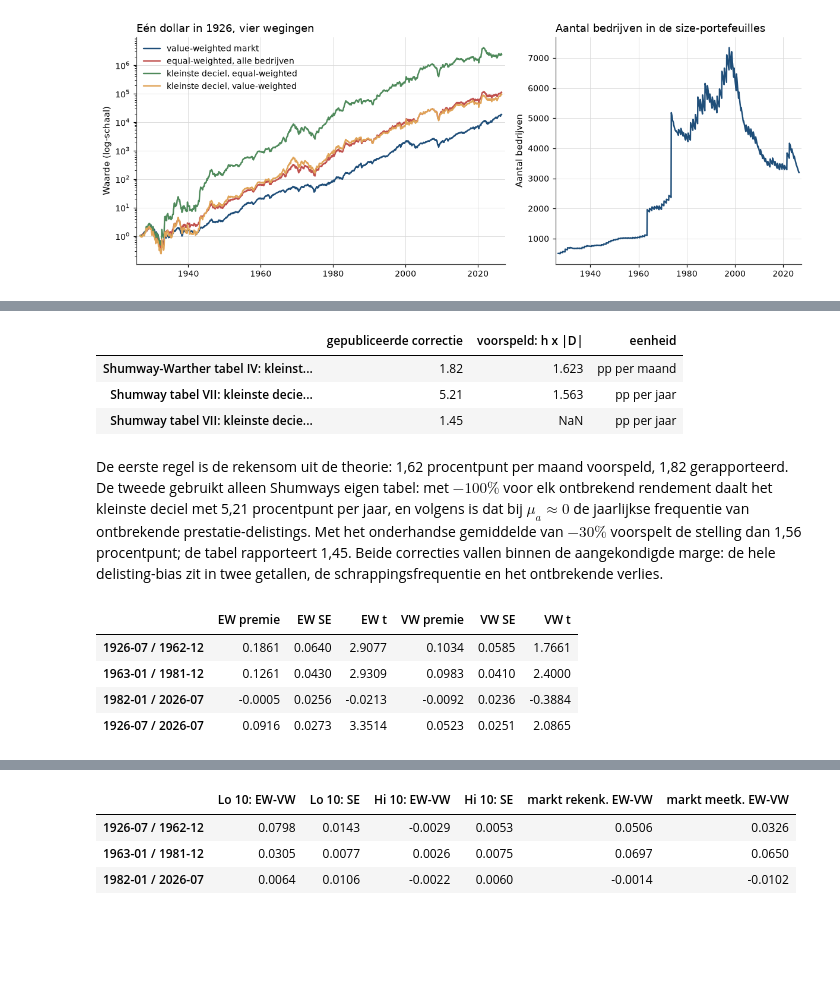
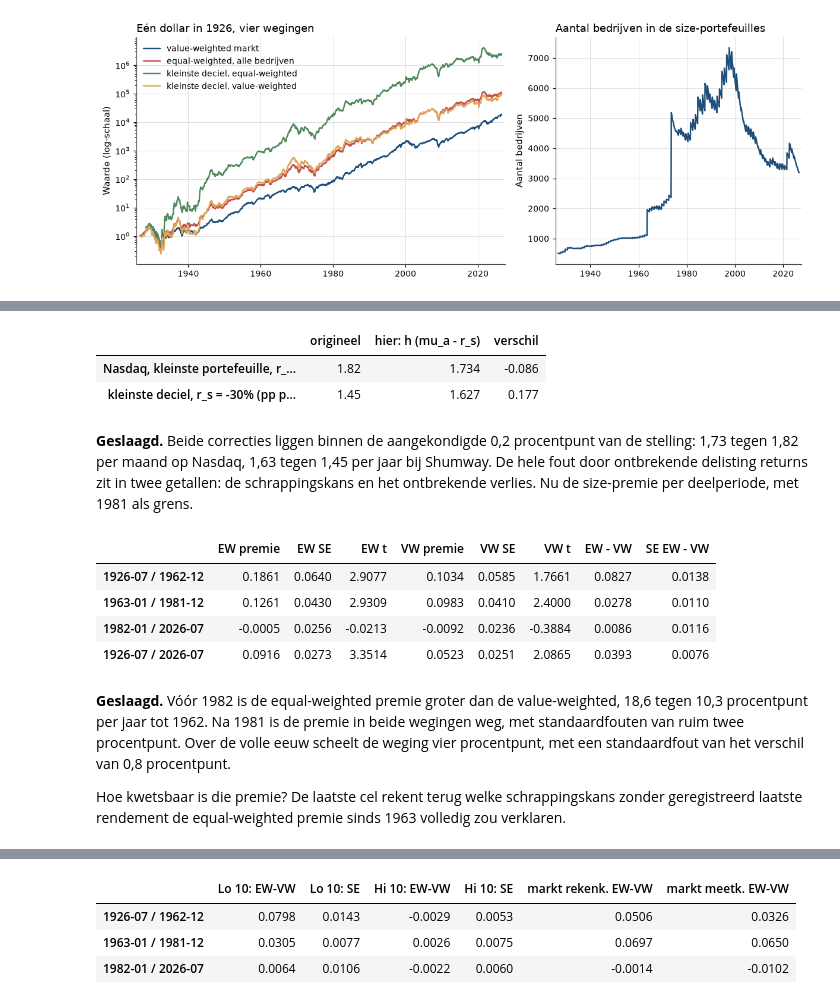
Before and after one commit to MaartenN14/history-asset-pricing, a Jupyter notebook: lectures/02_05_crsp_tape.ipynb, the cells around one changed output, grey strips where cells are left out. Drawn from its saved outputs; the diff is of its cells as text; code cells hidden in the pictures; blank space fills up the shorter version.

```diff
--- a/lectures/02_05_crsp_tape.ipynb
+++ b/lectures/02_05_crsp_tape.ipynb
@@ -1016,60 +930,70 @@ frequentie in de kleinste Nasdaq-portefeuille (2,95% per maand).
-# %%
-published = pd.DataFrame(
-    {
-        "gepubliceerde correctie": [3.79 - 1.97, 21.28 - 16.07, 21.28 - 19.83],
-        "voorspeld: h x |D|": [2.95 * 0.55, 5.21 * 0.30, np.nan],
-        "eenheid": ["pp per maand", "pp per jaar", "pp per jaar"],
-    },
-    index=[
-        "Shumway-Warther tabel IV: kleinste portefeuille, D = -55%",
-        "Shumway tabel VII: kleinste deciel, OTC-rendementen (h uit kolom -100%)",
-        "Shumway tabel VII: kleinste deciel, OTC-rendementen (gerapporteerd)",
-    ],
-)
-published.round(3)
-# %% [output]
-|  | gepubliceerde correctie | voorspeld: h x |D| | eenheid |
-| Shumway-Warther tabel IV: kleinst... | 1.82 | 1.623 | pp per maand |
-| Shumway tabel VII: kleinste decie... | 5.21 | 1.563 | pp per jaar |
-| Shumway tabel VII: kleinste decie... | 1.45 | NaN | pp per jaar |
-# %% [markdown]
-De eerste regel is de rekensom uit de theorie: 1,62 procentpunt per maand
-voorspeld, 1,82 gerapporteerd. De tweede gebruikt alleen Shumways eigen tabel: met
-$-100\%$ voor elk ontbrekend rendement daalt het kleinste deciel met 5,21
-procentpunt per jaar, en volgens [](#eq-crsp-tape-delistingbias) is dat bij
-$\mu_a \approx 0$ de jaarlijkse frequentie van ontbrekende prestatie-delistings.
-Met het onderhandse gemiddelde van $-30\%$ voorspelt de stelling dan 1,56
-procentpunt; de tabel rapporteert 1,45. Beide correcties vallen binnen de
-aangekondigde marge: de hele delisting-bias zit in twee getallen, de
-schrappingsfrequentie en het ontbrekende verlies.
+# %%
+# Shumway & Warther (1999), table IV, smallest Nasdaq portfolio, % per month:
+# 3.79 with CRSP data, 1.97 with missing delisting returns set to -55%; 2.95% delisted per month.
+# Shumway (1997), table VII, smallest decile, % per year: 21.28 with CRSP data,
+# 19.83 with over-the-counter delisting returns (mean -30%), 16.07 with -100%.
+mu_nasdaq = 0.0379                    # monthly mean return, smallest Nasdaq portfolio
+h_nasdaq = 0.0295                     # share delisted per month
+mu_small = 0.2128 / 12                # monthly mean return, smallest decile (table VII)
+h_small_year = (0.2128 - 0.1607) / (1 + mu_small)   # 12 h, from h (mu_a - r_s) with r_s = -100%
+
+published = pd.DataFrame(
+    {"origineel": [3.79 - 1.97, 21.28 - 19.83],
+     "hier: h (mu_a - r_s)": [100 * h_nasdaq * (mu_nasdaq + 0.55), 100 * h_small_year * (mu_small + 0.30)]},
+    index=["Nasdaq, kleinste portefeuille, r_s = -55% (pp per maand)",
+           "kleinste deciel, r_s = -30% (pp per jaar)"],
+)
+published["verschil"] = published["hier: h (mu_a - r_s)"] - published["origineel"]
+published.round(3)
+# %% [output]
+|  | origineel | hier: h (mu_a - r_s) | verschil |
+| Nasdaq, kleinste portefeuille, r_... | 1.82 | 1.734 | -0.086 |
+| kleinste deciel, r_s = -30% (pp p... | 1.45 | 1.627 | 0.177 |
+# %% [markdown]
+**Geslaagd.** Beide correcties liggen binnen de aangekondigde 0,2 procentpunt van de
+stelling: 1,73 tegen 1,82 per maand op Nasdaq, 1,63 tegen 1,45 per jaar bij Shumway. De
+hele fout door ontbrekende delisting returns zit in twee getallen: de schrappingskans en het ontbrekende verlies.
+Nu de size-premie per deelperiode, met 1981 als grens.
 # %%
 subperiods = {"1926-07 / 1962-12": ("1926-07", "1962-12"),
               "1963-01 / 1981-12": ("1963-01", "1981-12"),
               "1982-01 / 2026-07": ("1982-01", "2026-07"),
               "1926-07 / 2026-07": ("1926-07", "2026-07")}
 
 
 def premium_stats(panel, start, end):
     """Annualised small-minus-big premium, its standard error and t-statistic."""
     p = (panel["Lo 10"] - panel["Hi 10"]).loc[start:end]
     se = p.std(ddof=1) / np.sqrt(len(p))
     return 12 * p.mean(), 12 * se, p.mean() / se
 
 
 rows = {}
 for name, (start, end) in subperiods.items():
     ew_mean, ew_se, ew_t = premium_stats(size_ew, start, end)
     vw_mean, vw_se, vw_t = premium_stats(size_vw, start, end)
+    weighting_gap = ((size_ew["Lo 10"] - size_ew["Hi 10"]) - (size_vw["Lo 10"] - size_vw["Hi 10"])).loc[start:end]
     rows[name] = {"EW premie": ew_mean, "EW SE": ew_se, "EW t": ew_t,
-                  "VW premie": vw_mean, "VW SE": vw_se, "VW t": vw_t}
+                  "VW premie": vw_mean, "VW SE": vw_se, "VW t": vw_t,
+                  "EW - VW": 12 * weighting_gap.mean(),
+                  "SE EW - VW": 12 * weighting_gap.std(ddof=1) / np.sqrt(len(weighting_gap))}
 size_premium = pd.DataFrame(rows).T
 size_premium.round(4)
 # %% [output]
-|  | EW premie | EW SE | EW t | VW premie | VW SE | VW t |
-| 1926-07 / 1962-12 | 0.1861 | 0.0640 | 2.9077 | 0.1034 | 0.0585 | 1.7661 |
-| 1963-01 / 1981-12 | 0.1261 | 0.0430 | 2.9309 | 0.0983 | 0.0410 | 2.4000 |
-| 1982-01 / 2026-07 | -0.0005 | 0.0256 | -0.0213 | -0.0092 | 0.0236 | -0.3884 |
-| 1926-07 / 2026-07 | 0.0916 | 0.0273 | 3.3514 | 0.0523 | 0.0251 | 2.0865 |
+|  | EW premie | EW SE | EW t | VW premie | VW SE | VW t | EW - VW | SE EW - VW |
+| 1926-07 / 1962-12 | 0.1861 | 0.0640 | 2.9077 | 0.1034 | 0.0585 | 1.7661 | 0.0827 | 0.0138 |
+| 1963-01 / 1981-12 | 0.1261 | 0.0430 | 2.9309 | 0.0983 | 0.0410 | 2.4000 | 0.0278 | 0.0110 |
+| 1982-01 / 2026-07 | -0.0005 | 0.0256 | -0.0213 | -0.0092 | 0.0236 | -0.3884 | 0.0086 | 0.0116 |
+| 1926-07 / 2026-07 | 0.0916 | 0.0273 | 3.3514 | 0.0523 | 0.0251 | 2.0865 | 0.0393 | 0.0076 |
+# %% [markdown]
+**Geslaagd.** Vóór 1982 is de equal-weighted premie groter dan de value-weighted, 18,6
+tegen 10,3 procentpunt per jaar tot 1962. Na 1981 is de premie in beide wegingen weg,
+met standaardfouten van ruim twee procentpunt. Over de volle eeuw scheelt de weging vier
+procentpunt, met een standaardfout van het verschil van 0,8 procentpunt.
+
+Hoe kwetsbaar is die premie? De laatste cel rekent terug welke schrappingskans zonder
+geregistreerd laatste rendement de equal-weighted premie sinds 1963 volledig zou
+verklaren.
 # %%
 monthly_premium = (size_ew["Lo 10"] - size_ew["Hi 10"]).loc["1963-01":"2026-07"].mean()
 break_even = pd.DataFrame(
```
Also changed, not shown: parts of 48 cells of this notebook, 5 other files.
